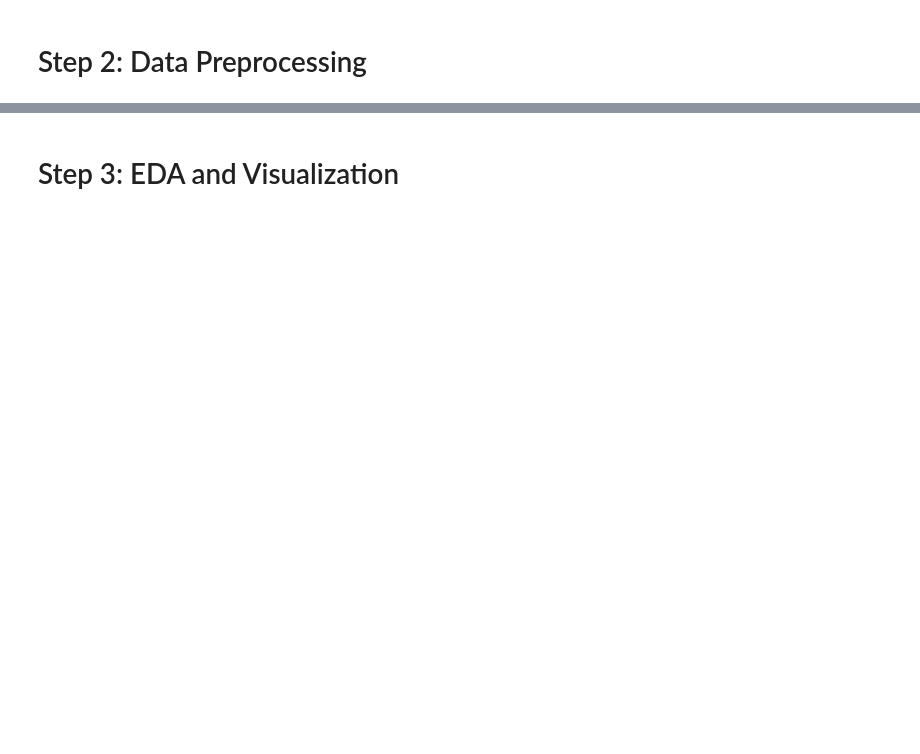
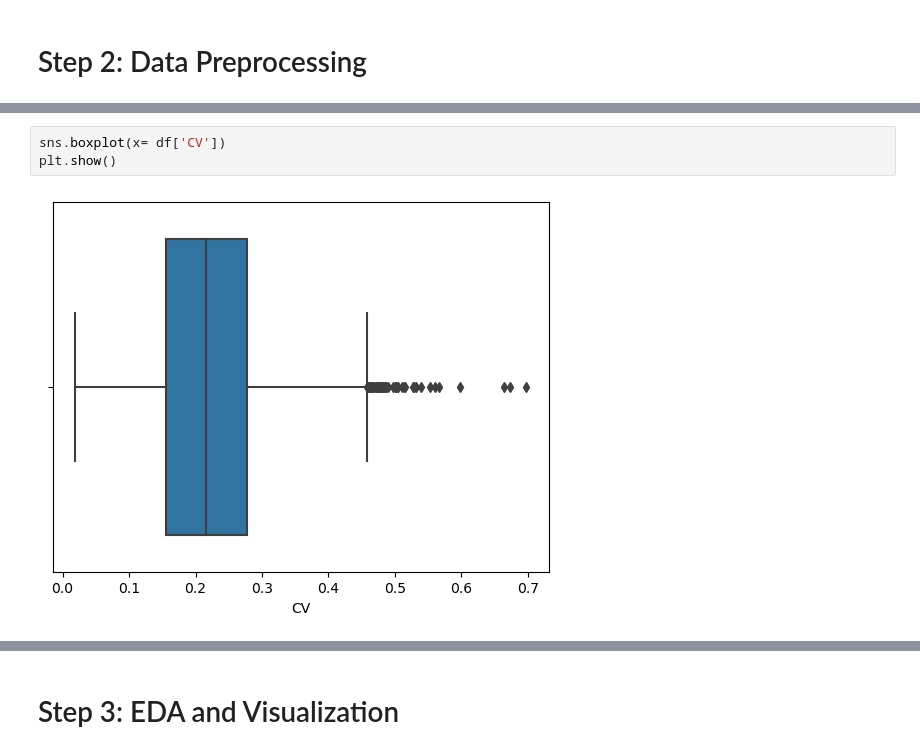
Before and after one commit to lynnndero/PHASE-4-PROJECT, a Jupyter notebook: starter_notebook.ipynb, the cells around one changed output, grey strips where cells are left out. Drawn from its saved outputs; the diff is of its cells as text; blank space fills up the shorter version.

```diff
--- a/starter_notebook.ipynb
+++ b/starter_notebook.ipynb
@@ -153,0 +164,5 @@ memory usage: 1.2 MB
+# %%
+sns.boxplot(x= df['CV'])
+plt.show()
+# %% [output]
+[figure, added]
```
Also changed, not shown: parts of 72 cells of this notebook, 1 other file.
